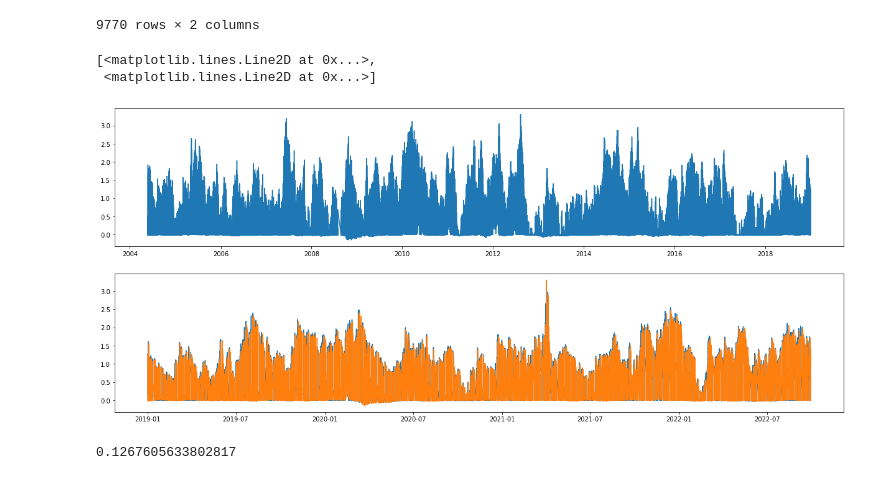
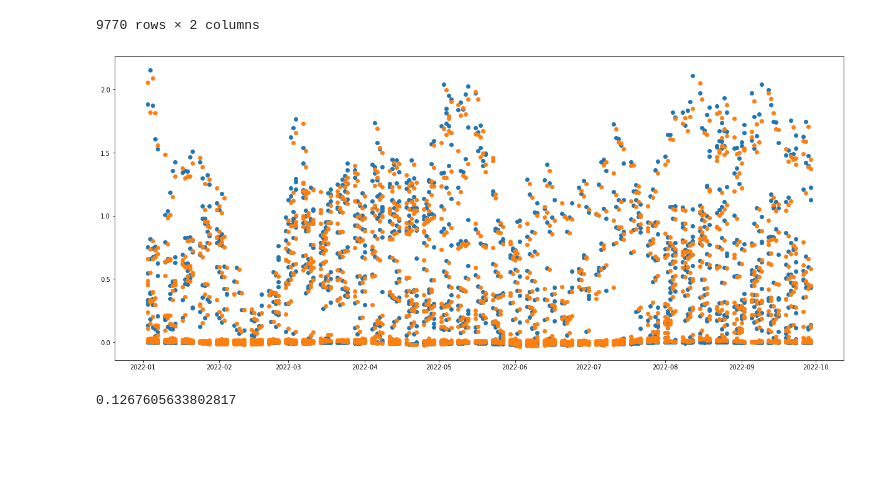
Before and after one commit to falken1983/fx_letor, a Jupyter notebook: regress_then_rank.ipynb, the cells around one changed output. Drawn from its saved outputs; the diff is of its cells as text; code cells hidden in the pictures; blank space fills up the shorter version.

```diff
--- a/regress_then_rank.ipynb
+++ b/regress_then_rank.ipynb
@@ -230,10 +238,10 @@ initial_fs=[
 # Reconfiguring for sklearn, tf-keras
 # Train Set
 y_train = train.loc[:,["RAWISR3M"]]
-X_train = train.loc[:,initial_fs]
+X_train = train.loc[:,~train.columns.isin(["symbols","RAWRET1DAH","RAWISR1M","RAWISR3M","RAWISR6M"])] # Initially we does not consider to encode Currency as an Additional Feature
 # Test Set
 y_test = test.loc[:,["RAWISR3M"]]
-X_test = test.loc[:,initial_fs]
+X_test = test.loc[:,~train.columns.isin(["symbols","RAWRET1DAH","RAWISR1M","RAWISR3M","RAWISR6M"])]
 # %%
 y_train.isna().sum()
 # %% [output]
@@ -276,3 +284,7 @@ OMEGA1M       2.192400e+02
 OMEGA3M       2.118137e+01
 OMEGA6M       8.529508e+00
 Name: max, dtype: float64
+# %%
+# Dropping VARR1M with Inf Values
+X_train.drop(columns=["VARR1M90","VARR1M80"], inplace=True)
+X_test.drop(columns=["VARR1M90","VARR1M80"], inplace=True)
@@ -371,7 +428,7 @@ y_train.shape
 from sklearn import feature_selection
 sfs = feature_selection.SequentialFeatureSelector(
     estimator=lr,
-    n_features_to_select=20,
+    n_features_to_select=10,
     direction="forward",
     scoring="r2"
 )
@@ -420,3 +471,5 @@ LinearRegression()
+# %%
+y_test.drop(columns=["RAWISR3M_LR"], inplace=True)
 # %%
 lr_sfs.score(X_test_sc, y_test)
 # %% [output]
@@ -457,13 +510,12 @@ y_test
 # %%
 import matplotlib.pyplot as plt
 
-fig, (ax1,ax2) = plt.subplots(2,1, figsize=(21,9))
-ax1.plot(y_train)
-ax2.plot(y_test)
+#fig, (ax1,ax2) = plt.subplots(2,1, figsize=(21,9))
+fig, ax2 = plt.subplots(1,1, figsize=(21,9))
+#ax1.plot(y_train, marker="o")
+ax2.plot(y_test["2022":], marker="o", linestyle="");
 # %% [output]
-[<matplotlib.lines.Line2D at 0x...>,
- <matplotlib.lines.Line2D at 0x...>]
-[figure, old version]
+[figure, new version]
 # %%
 # Naive MLP
 from sklearn.neural_network import MLPRegressor
```
Also changed, not shown: parts of 17 cells of this notebook.
